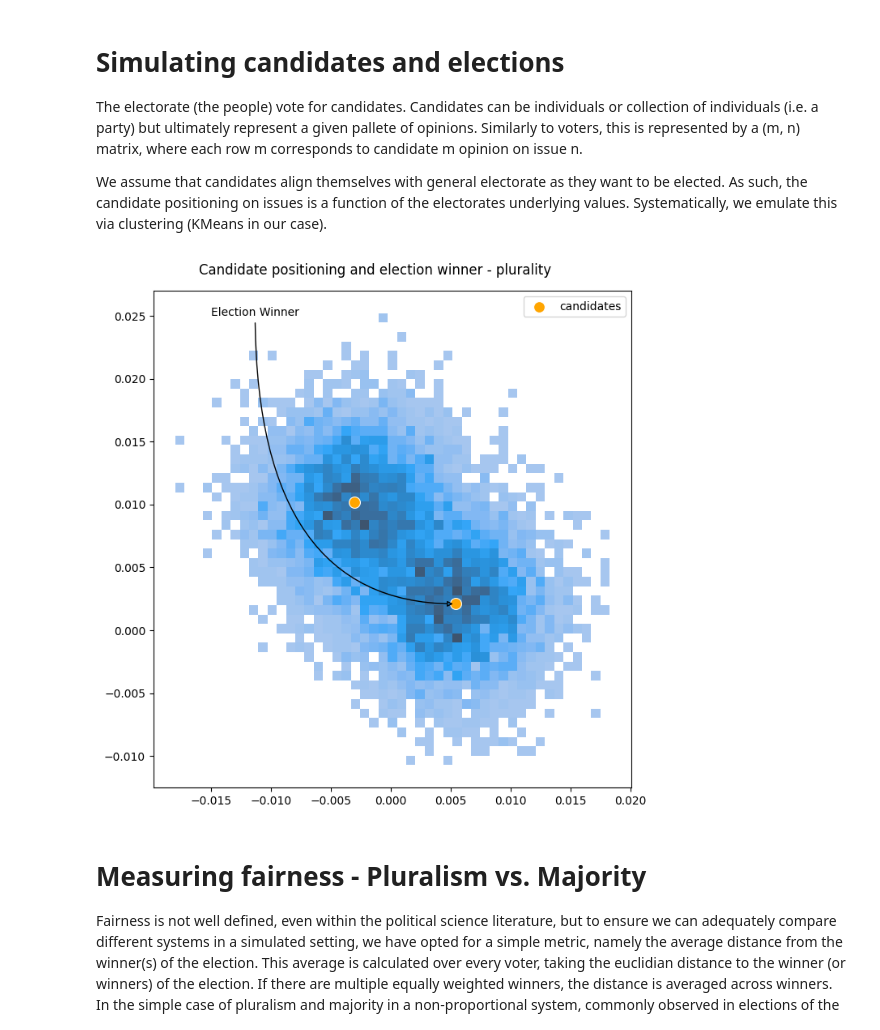
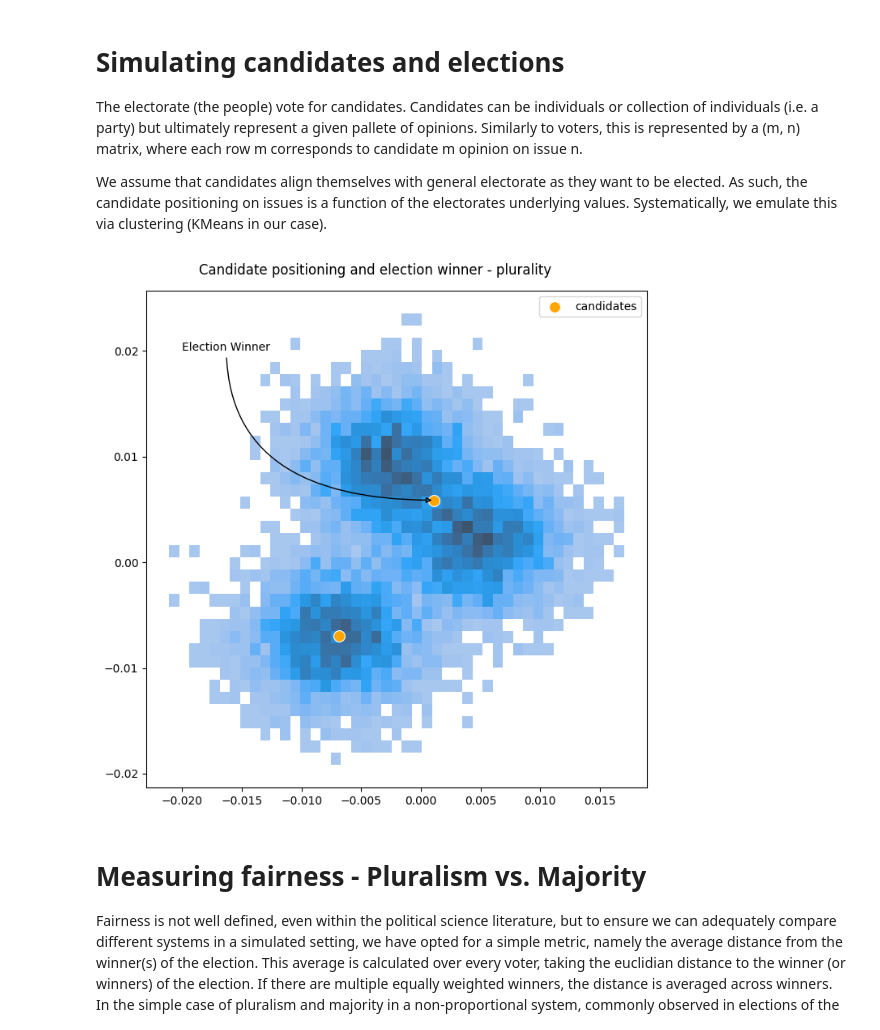
Before and after one commit to Expan75/complex-simulation-project, a Jupyter notebook: experiments.ipynb, the cells around one changed output. Saved outputs shown, nothing was run; the diff lists cells and outputs as text; code cells hidden in the pictures.

```diff
--- a/experiments.ipynb
+++ b/experiments.ipynb
@@ -70,26 +70,26 @@ The electorate (the people) vote for candidates. Candidates can be individuals o
 
 We assume that candidates align themselves with general electorate as they want to be elected. As such, the candidate positioning on issues is a function of the electorates underlying values. Systematically, we emulate this via clustering (KMeans in our case).
 # %%
-candidates = candidates.setup_candidates(candidates=2, electorate=bipolar_wide, scenario="default")
-result = voting_system.NaivePlurality({}).elect(candidates=candidates, electorate=bipolar_wide)
+parties = candidates.setup_candidates(candidates=2, electorate=tripolar_wide, scenario="default")
+result = voting_system.NaivePlurality({}).elect(candidates=parties, electorate=tripolar_wide)
 winner = list(result.winners)[0]
 
 fig, ax1 = plt.subplots(1,1, sharey=True, sharex=True, tight_layout=True, figsize=(7, 7))
-sns.histplot(x=bipolar_wide[:,0], y=bipolar_wide[:,1], ax=ax1)
-sns.scatterplot(x=candidates[:,0], y=candidates[:,1], label="candidates", ax=ax1, s=100, color="orange")
+sns.histplot(x=tripolar_wide[:,0], y=tripolar_wide[:,1], ax=ax1)
+sns.scatterplot(x=parties[:,0], y=parties[:,1], label="candidates", ax=ax1, s=100, color="orange")
 fig.suptitle("Candidate positioning and election winner - plurality")
 
 arrow_props = {
     "arrowstyle": "-|>",
     "connectionstyle": "angle3",
     "lw": 1,
 }
 
 # annotate the winner of the election
-plt.annotate("Election Winner", candidates[winner, :], xytext=[-0.015, 0.025], xycoords='data', arrowprops=arrow_props)
+plt.annotate("Election Winner", parties[winner, :], xytext=[-0.02, 0.02], xycoords='data', arrowprops=arrow_props)
 plt.show()
 # %% [output]
-[figure, old version]
+[figure, new version]
 # %% [markdown]
 # Measuring fairness - Pluralism vs. Majority
 
```
Also changed, not shown: parts of 1 cell of this notebook, 5 other files.
